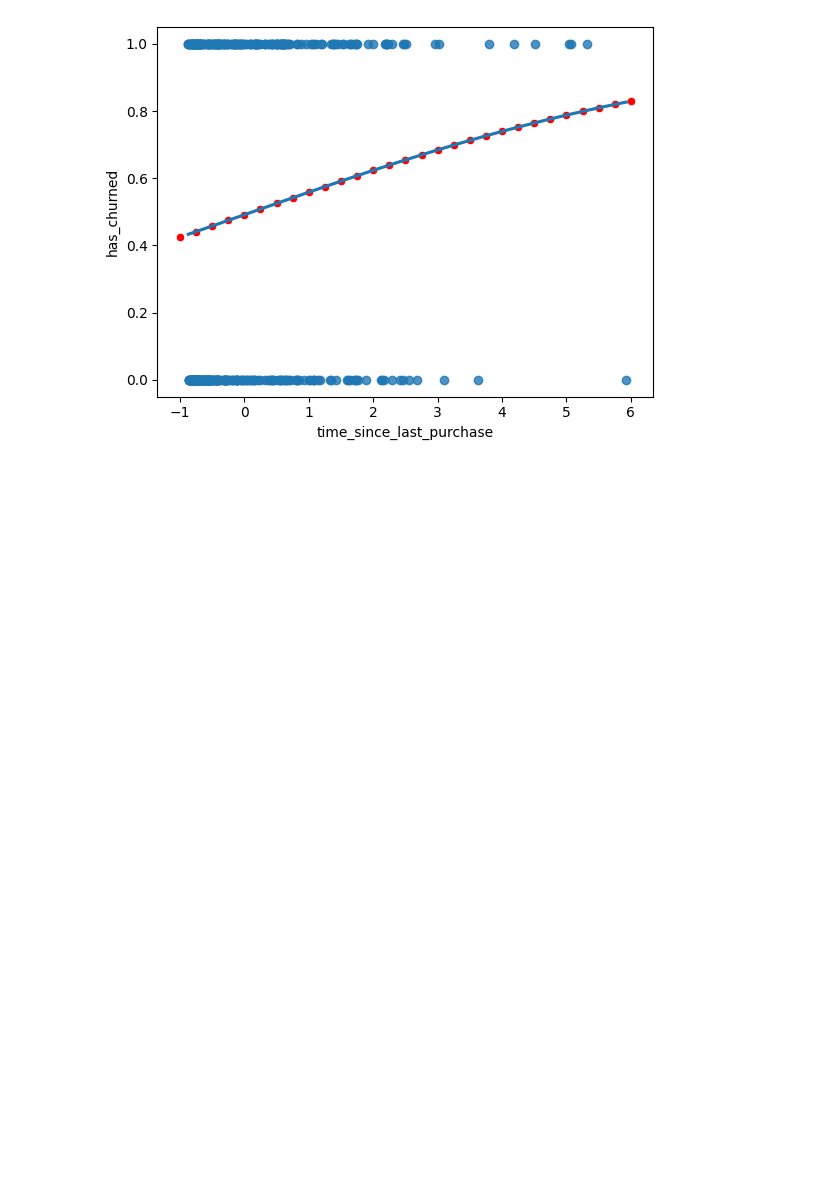
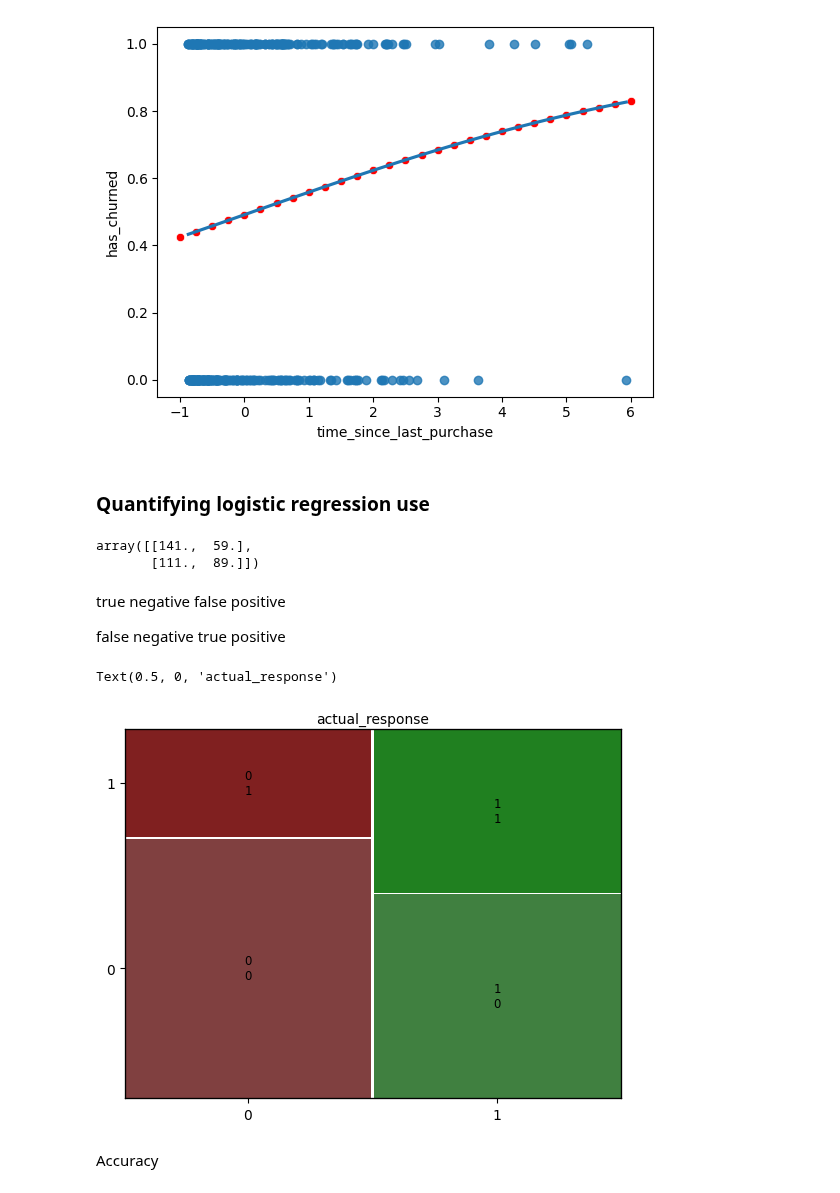
Before and after one commit to andrewch28/DataCamp, a Jupyter notebook: Statistics.ipynb, the cells around one changed output. Cells and saved outputs as stored; diff of their text form; code cells hidden in the pictures; blank space fills up the shorter version.

```diff
--- a/Statistics.ipynb
+++ b/Statistics.ipynb
@@ -501,3 +501,5 @@ sns.scatterplot(x="time_since_last_purchase",
 plt.show()
 # %% [output]
 [figure]
+# %% [markdown]
+### Quantifying logistic regression use
@@ -503,0 +509,21 @@ plt.show()
+# %%
+#Creating a confusion matrix
+conf_matrix = mdl_recency.pred_table()
+conf_matrix
+# %% [output]
+array([[141.,  59.],
+       [111.,  89.]])
+# %% [markdown]
+true negative   false positive
+
+false negative  true positive
+# %%
+from statsmodels.graphics.mosaicplot import mosaic
+
+mosaic(conf_matrix)
+plt.xlabel("actual_response")
+# %% [output]
+Text(0.5, 0, 'actual_response')
+[figure, added]
+# %% [markdown]
+Accuracy
```
Also changed, not shown: parts of 8 cells of this notebook.
